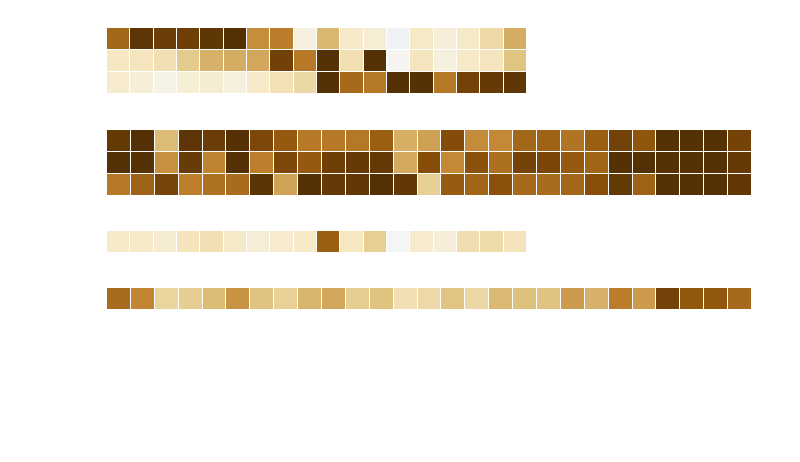
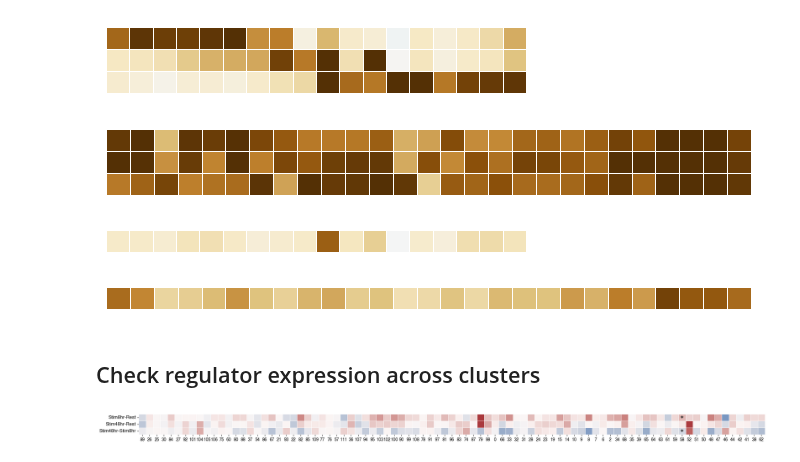
Before and after one commit to emdann/GWT_perturbseq_analysis_2025, a Jupyter notebook: src/6_functional_interaction/condition_specificity.ipynb, the cells around one changed output. Cells and saved outputs as stored; diff of their text form; code cells hidden in the pictures; blank space fills up the shorter version.

Commit message:
merge understanding_clustering with condition_specificity

```diff
--- a/src/6_functional_interaction/condition_specificity.ipynb
+++ b/src/6_functional_interaction/condition_specificity.ipynb
@@ -254,3 +254,17 @@ plt.tight_layout()
 plt.savefig('./results/selected_cluster_nolabel_condacross_shared.pdf', dpi=600, bbox_inches='tight', pad_inches=0)
 # %% [output]
 [figure]
+# %% [markdown]
+## Check regulator expression across clusters
+# %%
+cluster_df = pd.read_csv('./results/nde75ntotal50_cluster_specificity.csv', index_col=0)
+mask = ((cluster_df.cluster_gene_size>5) & (cluster_df.corr_max>0.1)) | ((cluster_df.cluster_gene_size>=4) & (cluster_df.corr_max>0.3))
+cluster_df_filtered = cluster_df[mask].copy()
+
+custom_order = ['Rest', 'Rest_Stim8hr', 'Stim8hr', 'Stim8hr_Stim48hr', 'Stim48hr', 'across_condition']
+cluster_df_filtered['condition_specificity'] = pd.Categorical(
+    cluster_df_filtered['condition_specificity'],
+    categories=custom_order,
+    ordered=True
+)
+cluster_df_filtered = cluster_df_filtered.sort_values(by='condition_specificity')
@@ -256,0 +345,30 @@ plt.savefig('./results/selected_cluster_nolabel_condacross_shared.pdf', dpi=600,
+# %%
+cluster_order = cluster_df_filtered.index.tolist()
+# %%
+fail_mask = (df_exp[['regulator_stim8_rest_fdr', 'regulator_stim48_rest_fdr', 'regulator_stim48_stim8_fdr']]>0.05)
+fail_mask = fail_mask.rename(columns={'regulator_stim8_rest_fdr': 'regulator_stim8_rest_diff',
+                                      'regulator_stim48_rest_fdr': 'regulator_stim48_rest_diff',
+                                      'regulator_stim48_stim8_fdr': 'regulator_stim48_stim8_diff'})
+
+def convert_to_star(val):
+    if val:
+        return '*'
+    else:
+        return ''
+
+fail_mask_annot = (~fail_mask).map(convert_to_star)
+
+thres = 1
+fig, ax = plt.subplots(figsize=(22, 1.2))
+annot_kws = {"fontsize": 14, 'ha': 'center', 'va': 'center_baseline', 'weight': 'bold', 'fontfamily': 'monospace'}
+sns.heatmap(df_exp.loc[cluster_order, ['regulator_stim8_rest_diff', 'regulator_stim48_rest_diff', 'regulator_stim48_stim8_diff']].T,
+            vmin=-thres, vmax=thres, ax=ax,
+            linewidth=0.5, cmap='vlag', cbar=False, annot=fail_mask_annot.loc[cluster_order].T, fmt='',
+            yticklabels=['Stim8hr-Rest', 'Stim48hr-Rest', 'Stim48hr-Stim8hr'], annot_kws=annot_kws)
+ax.set_yticklabels(['Stim8hr-Rest', 'Stim48hr-Rest', 'Stim48hr-Stim8hr'], fontsize=11, rotation=0)
+ax.set_xticklabels(cluster_order, fontsize=10, rotation=0)
+ax.set_xlabel('')
+plt.tight_layout()
+plt.savefig('results/cluster_by_condition/regulator_exp_all_regulators.pdf', dpi=600, bbox_inches='tight', pad_inches=0)
+# %% [output]
+[figure, added]
```
Also changed, not shown: parts of 4 cells of this notebook.
